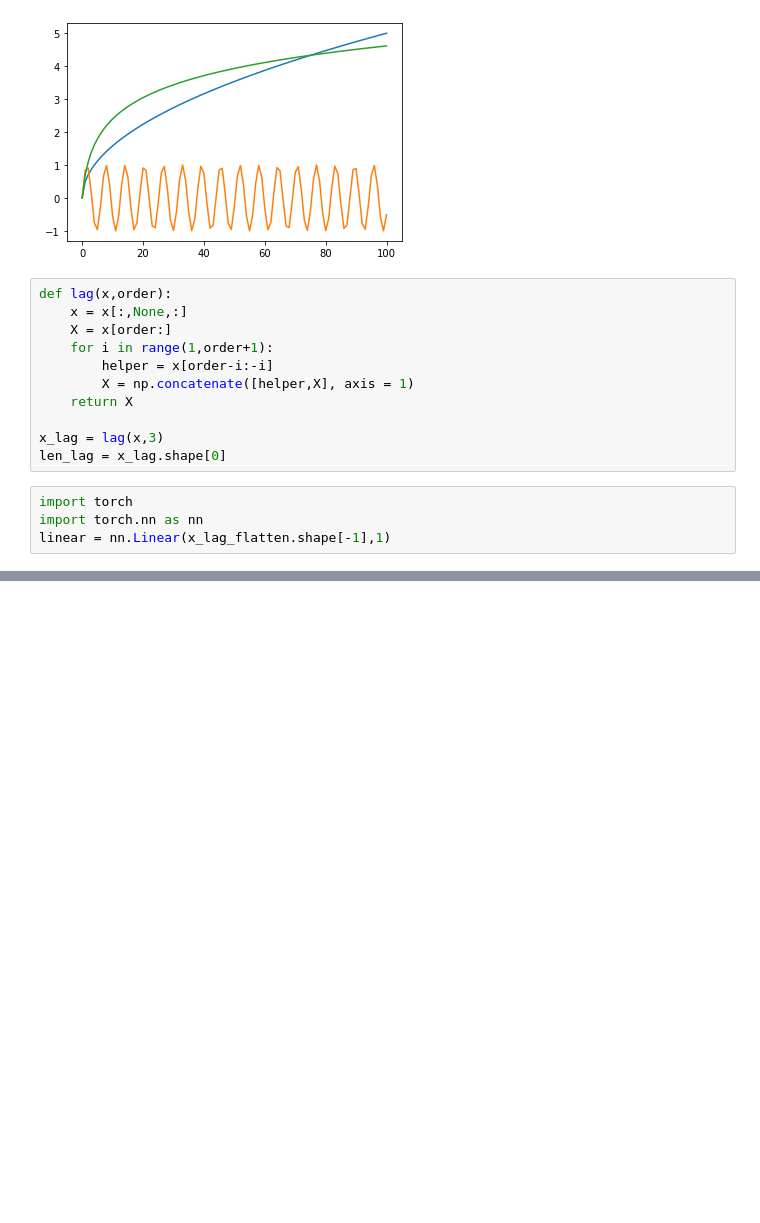
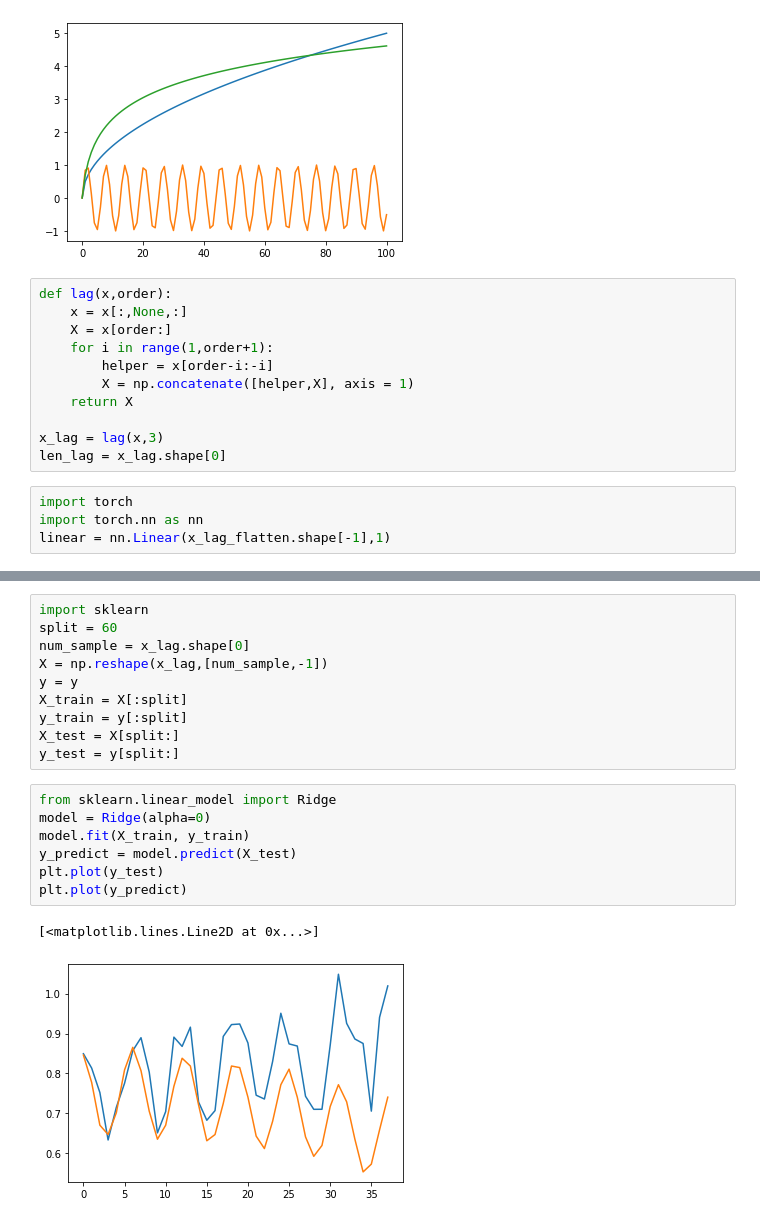
Before and after one commit to justinhou95/CovidAnalysis, a Jupyter notebook: distributed lag model.ipynb, the cells around one changed output, grey strips where cells are left out. Cells and saved outputs as stored; diff of their text form; blank space fills up the shorter version.

```diff
--- a/distributed lag model.ipynb
+++ b/distributed lag model.ipynb
@@ -54,0 +55,20 @@ plt.show()
+# %%
+import sklearn
+split = 60
+num_sample = x_lag.shape[0]
+X = np.reshape(x_lag,[num_sample,-1])
+y = y
+X_train = X[:split]
+y_train = y[:split]
+X_test = X[split:]
+y_test = y[split:]
+# %%
+from sklearn.linear_model import Ridge
+model = Ridge(alpha=0)
+model.fit(X_train, y_train)
+y_predict = model.predict(X_test)
+plt.plot(y_test)
+plt.plot(y_predict)
+# %% [output]
+[<matplotlib.lines.Line2D at 0x...>]
+[figure, added]
```
Also changed, not shown: parts of 1 cell of this notebook.
